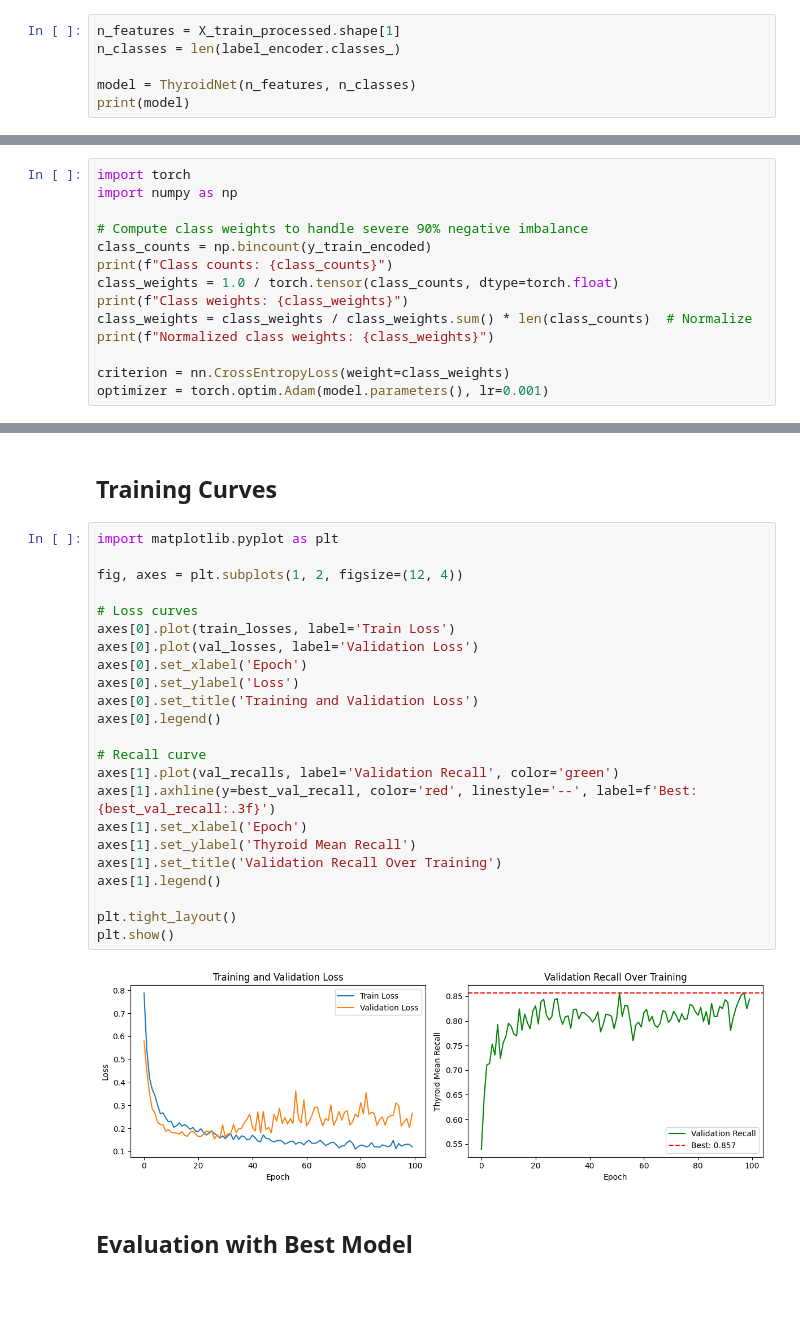
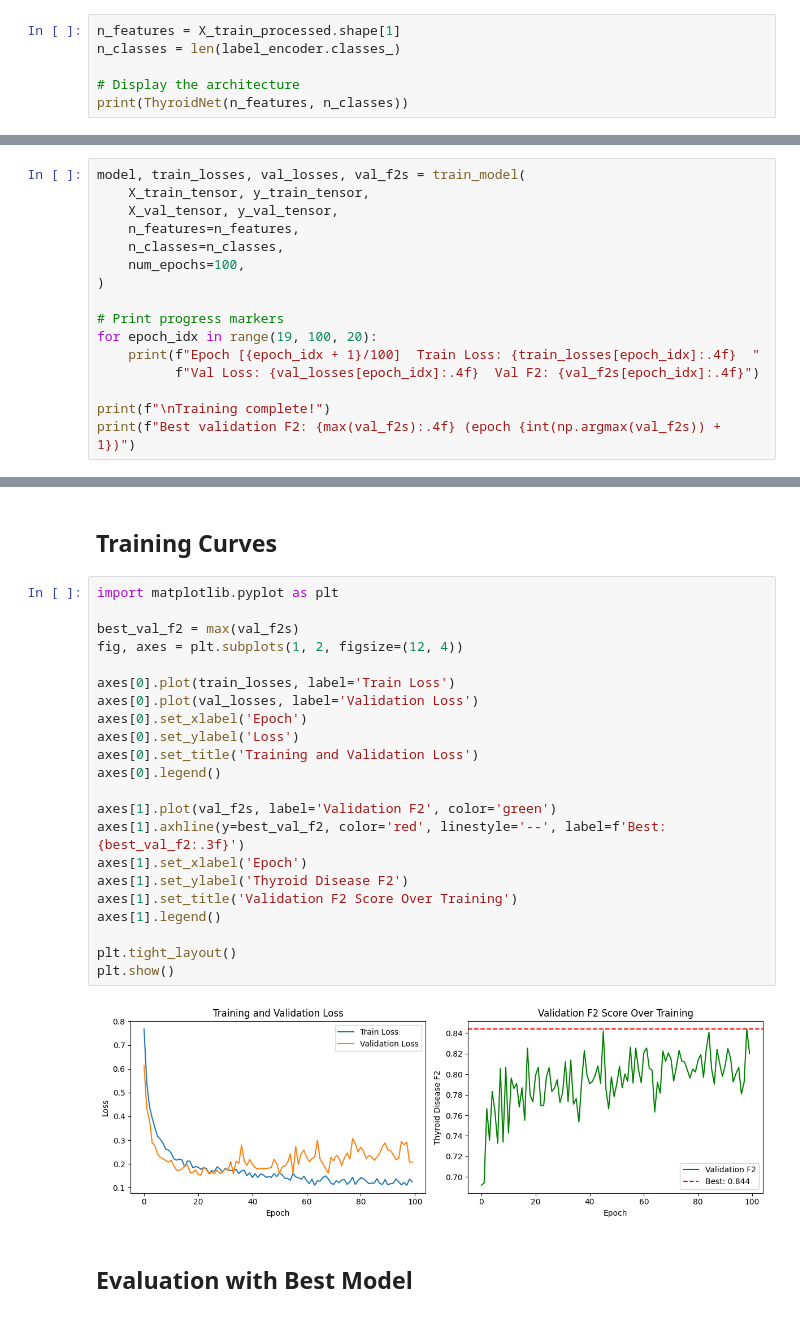
Before and after one commit to avidaldo/thyroid, a Jupyter notebook: 05_neural_network.ipynb, the cells around one changed output, grey strips where cells are left out. Cells and saved outputs as stored; diff of their text form.

```diff
--- a/05_neural_network.ipynb
+++ b/05_neural_network.ipynb
@@ -129,8 +126,8 @@ class ThyroidNet(nn.Module):
 n_features = X_train_processed.shape[1]
 n_classes = len(label_encoder.classes_)
 
-model = ThyroidNet(n_features, n_classes)
-print(model)
+# Display the architecture
+print(ThyroidNet(n_features, n_classes))
 # %% [output]
 ThyroidNet(
   (network): Sequential(
@@ -156,14 +150,0 @@ For multi-class classification, we use `CrossEntropyLoss`. To handle class imbal
-# %%
-import torch
-import numpy as np
-
-# Compute class weights to handle severe 90% negative imbalance
-class_counts = np.bincount(y_train_encoded)
-print(f"Class counts: {class_counts}")
-class_weights = 1.0 / torch.tensor(class_counts, dtype=torch.float)
-print(f"Class weights: {class_weights}")
-class_weights = class_weights / class_weights.sum() * len(class_counts)  # Normalize
-print(f"Normalized class weights: {class_weights}")
-
-criterion = nn.CrossEntropyLoss(weight=class_weights)
-optimizer = torch.optim.Adam(model.parameters(), lr=0.001)
@@ -258,0 +249,16 @@ Best validation recall: 0.8566
+# %%
+model, train_losses, val_losses, val_f2s = train_model(
+    X_train_tensor, y_train_tensor,
+    X_val_tensor, y_val_tensor,
+    n_features=n_features,
+    n_classes=n_classes,
+    num_epochs=100,
+)
+
+# Print progress markers
+for epoch_idx in range(19, 100, 20):
+    print(f"Epoch [{epoch_idx + 1}/100]  Train Loss: {train_losses[epoch_idx]:.4f}  "
+          f"Val Loss: {val_losses[epoch_idx]:.4f}  Val F2: {val_f2s[epoch_idx]:.4f}")
+
+print(f"\nTraining complete!")
+print(f"Best validation F2: {max(val_f2s):.4f} (epoch {int(np.argmax(val_f2s)) + 1})")
@@ -261,28 +276,27 @@ Best validation recall: 0.8566
 # %%
 import matplotlib.pyplot as plt
 
+best_val_f2 = max(val_f2s)
 fig, axes = plt.subplots(1, 2, figsize=(12, 4))
 
-# Loss curves
 axes[0].plot(train_losses, label='Train Loss')
 axes[0].plot(val_losses, label='Validation Loss')
 axes[0].set_xlabel('Epoch')
 axes[0].set_ylabel('Loss')
 axes[0].set_title('Training and Validation Loss')
 axes[0].legend()
 
-# Recall curve
-axes[1].plot(val_recalls, label='Validation Recall', color='green')
-axes[1].axhline(y=best_val_recall, color='red', linestyle='--', label=f'Best: {best_val_recall:.3f}')
+axes[1].plot(val_f2s, label='Validation F2', color='green')
+axes[1].axhline(y=best_val_f2, color='red', linestyle='--', label=f'Best: {best_val_f2:.3f}')
 axes[1].set_xlabel('Epoch')
-axes[1].set_ylabel('Thyroid Mean Recall')
-axes[1].set_title('Validation Recall Over Training')
+axes[1].set_ylabel('Thyroid Disease F2')
+axes[1].set_title('Validation F2 Score Over Training')
 axes[1].legend()
 
 plt.tight_layout()
 plt.show()
 # %% [output]
-[figure, old version]
+[figure, new version]
 # %% [markdown]
 ## Evaluation with Best Model
 # %%
```
Also changed, not shown: parts of 23 cells of this notebook, 3 other files.
